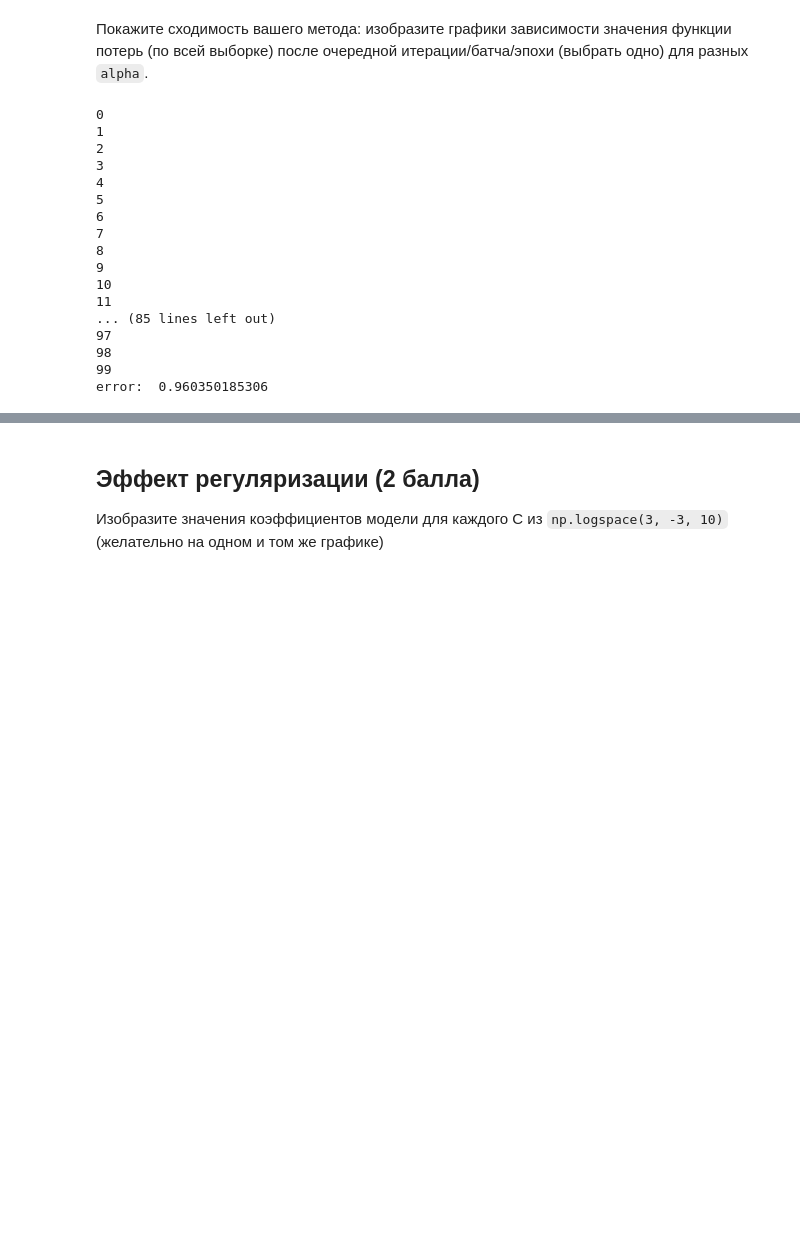
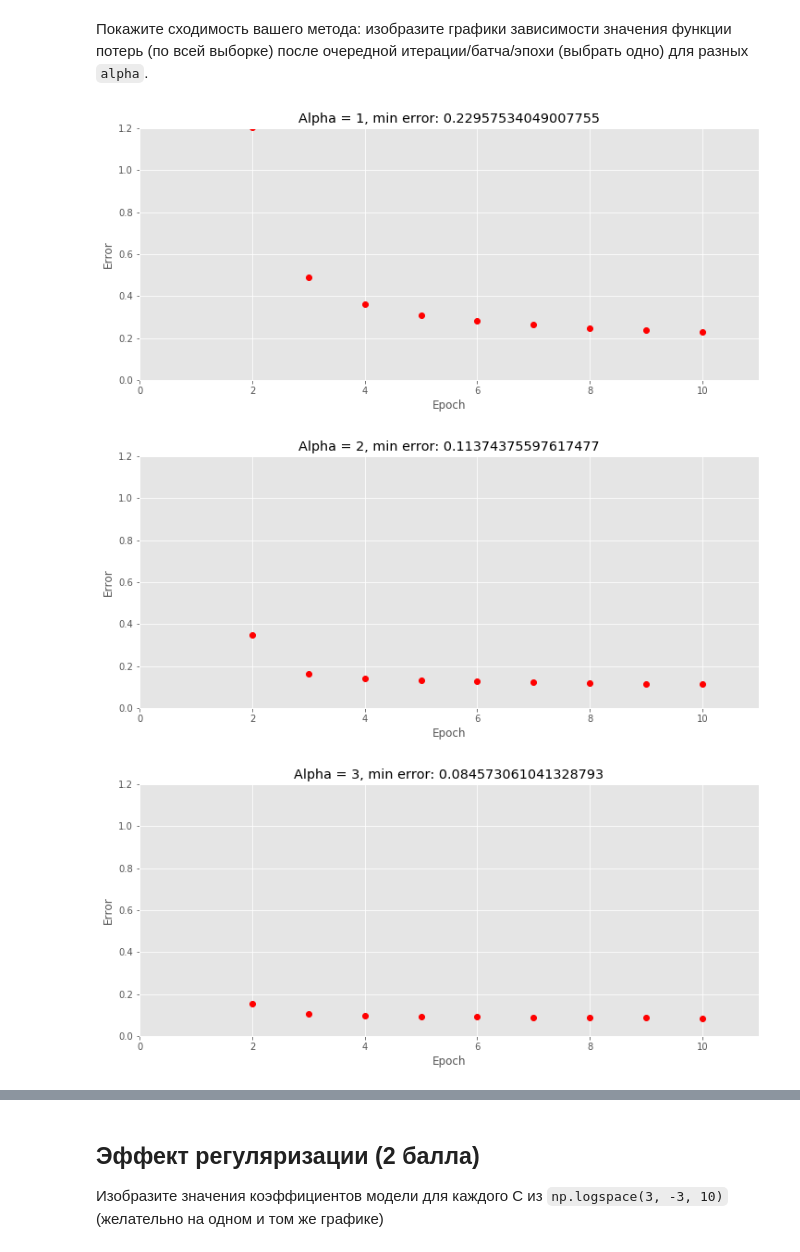
Before and after one commit to gmoryes/homework, a Jupyter notebook: hw-4-linear/Gorbushin_hw_4.ipynb, the cells around one changed output, grey strips where cells are left out. Drawn from its saved outputs; the diff is of its cells as text; code cells hidden in the pictures; blank space fills up the shorter version.

```diff
--- a/hw-4-linear/Gorbushin_hw_4.ipynb
+++ b/hw-4-linear/Gorbushin_hw_4.ipynb
@@ -269,8 +269,10 @@ plt.show()
 Для следующих заданий используйте датасет ниже
 # %%
 from sklearn.datasets import make_classification
+import matplotlib.patches as mpatches
+n_features = 10
 # %%
-X, y = make_classification(n_samples=10000, n_features=10,
+X, y = make_classification(n_samples=10000, n_features=n_features,
                            n_informative=4, n_redundant=0,
                            random_state=123, class_sep=1.0,
                            n_clusters_per_class=1)
@@ -278,24 +280,34 @@ X, y = make_classification(n_samples=10000, n_features=10,
 Покажите сходимость вашего метода: изобразите графики зависимости значения функции потерь (по всей выборке) после очередной итерации/батча/эпохи (выбрать одно) для разных `alpha`.
 # %%
 ## Your Code Here
-clf = MySGDClassifier(C = 1, alpha = 10, max_epoch=100)
-clf.fit(X, y)
-my_y = clf.predict(X)
+alpha_n = 10
+epoch_n = 10
+alpha_r = np.arange(1, alpha_n + 1, 1)
+error_r = np.empty((alpha_n, epoch_n))
+index = 0
+for alpha in alpha_r:
+
+    clf = MySGDClassifier(C = 1, alpha = alpha, max_epoch=epoch_n)
+    clf.fit(X, y)
+
+    error_r[index] = clf.get_error_log()
+
+    index += 1
-# %% [output]
-0
-1
-2
-3
-4
-5
-6
-7
-8
-9
-10
-11
-... (85 lines left out)
-97
-98
-99
-error:  0.960350185306
+# %%
+error_r
+alpha = 1
+for error in error_r:
+
+    plt.title("Alpha = " + `alpha` + ", min error: " + `error.min()`)
+    plt.xlabel('Epoch')
+    plt.ylabel("Error")
+
+    plt.plot(np.arange(1, alpha_n + 1), error, 'ro')
+    plt.axis([0, epoch_n + 1, 0, 1.2])
+
+    plt.show()
+    alpha += 1
+# %% [output]
+[figure, added]
+[figure, added]
+[figure, added]
```
Also changed, not shown: parts of 7 cells of this notebook.
